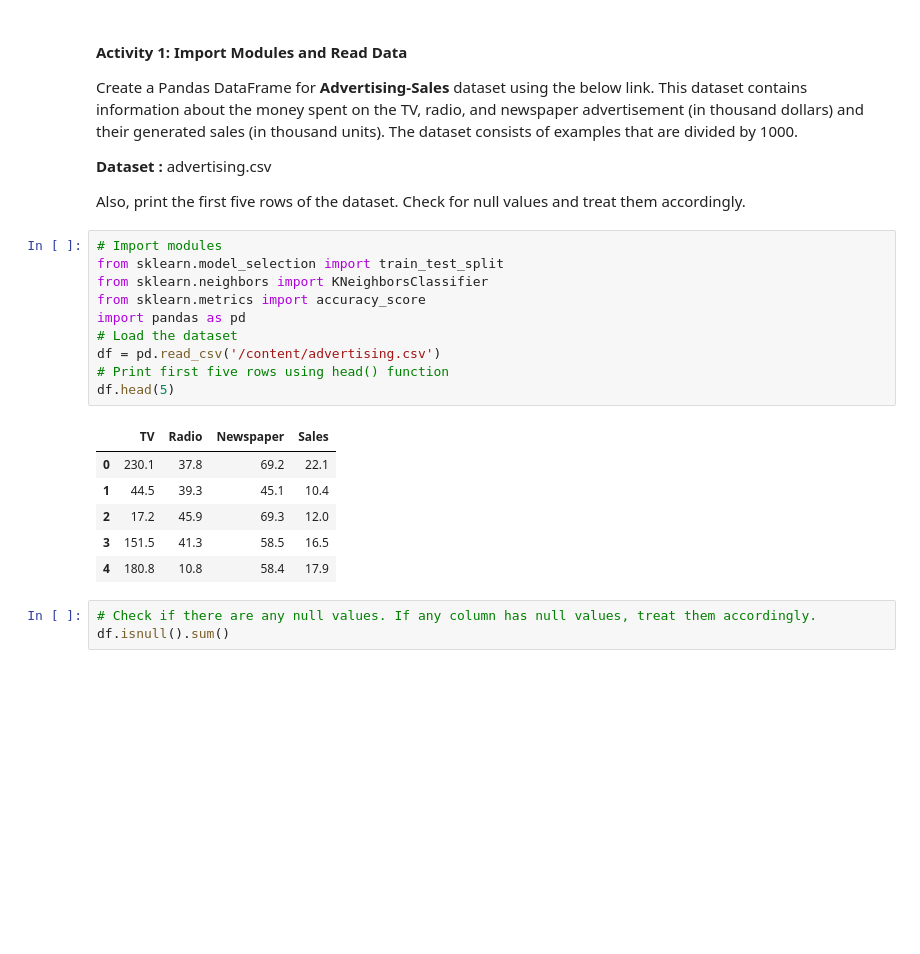
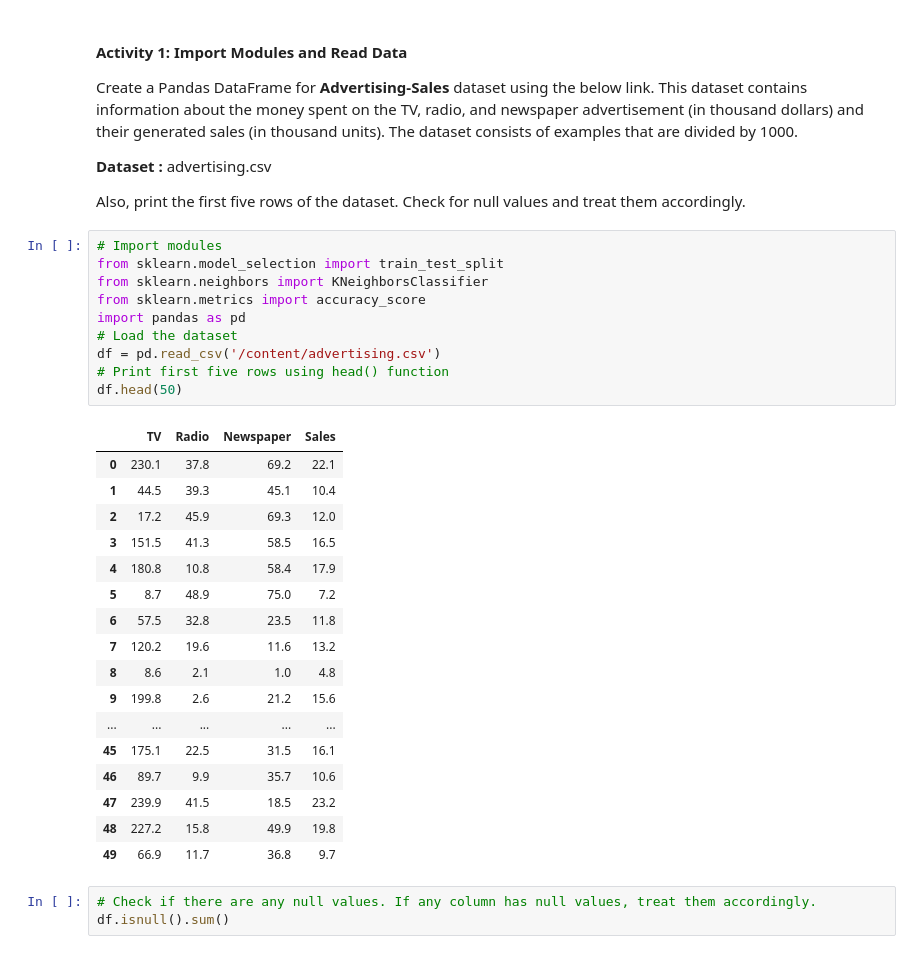
Before and after one commit to devadathen/datasciencelab, a Jupyter notebook: Devadathan_U_KNN3.ipynb, the cells around one changed output. Drawn from its saved outputs; the diff is of its cells as text; blank space fills up the shorter version.

```diff
--- a/Devadathan_U_KNN3.ipynb
+++ b/Devadathan_U_KNN3.ipynb
@@ -50,20 +47,31 @@ Also, print the first five rows of the dataset. Check for null values and treat
 # %%
 # Import modules
 from sklearn.model_selection import train_test_split
 from sklearn.neighbors import KNeighborsClassifier
 from sklearn.metrics import accuracy_score
 import pandas as pd
 # Load the dataset
 df = pd.read_csv('/content/advertising.csv')
 # Print first five rows using head() function
-df.head(5)
+df.head(50)
 # %% [output]
 |  | TV | Radio | Newspaper | Sales |
 | 0 | 230.1 | 37.8 | 69.2 | 22.1 |
 | 1 | 44.5 | 39.3 | 45.1 | 10.4 |
 | 2 | 17.2 | 45.9 | 69.3 | 12.0 |
 | 3 | 151.5 | 41.3 | 58.5 | 16.5 |
 | 4 | 180.8 | 10.8 | 58.4 | 17.9 |
+| 5 | 8.7 | 48.9 | 75.0 | 7.2 |
+| 6 | 57.5 | 32.8 | 23.5 | 11.8 |
+| 7 | 120.2 | 19.6 | 11.6 | 13.2 |
+| 8 | 8.6 | 2.1 | 1.0 | 4.8 |
+| 9 | 199.8 | 2.6 | 21.2 | 15.6 |
+| ... | ... | ... | ... | ... |
+| 45 | 175.1 | 22.5 | 31.5 | 16.1 |
+| 46 | 89.7 | 9.9 | 35.7 | 10.6 |
+| 47 | 239.9 | 41.5 | 18.5 | 23.2 |
+| 48 | 227.2 | 15.8 | 49.9 | 19.8 |
+| 49 | 66.9 | 11.7 | 36.8 | 9.7 |
 # %%
 # Check if there are any null values. If any column has null values, treat them accordingly.
 df.isnull().sum()
```
Also changed, not shown: parts of 6 cells of this notebook.
